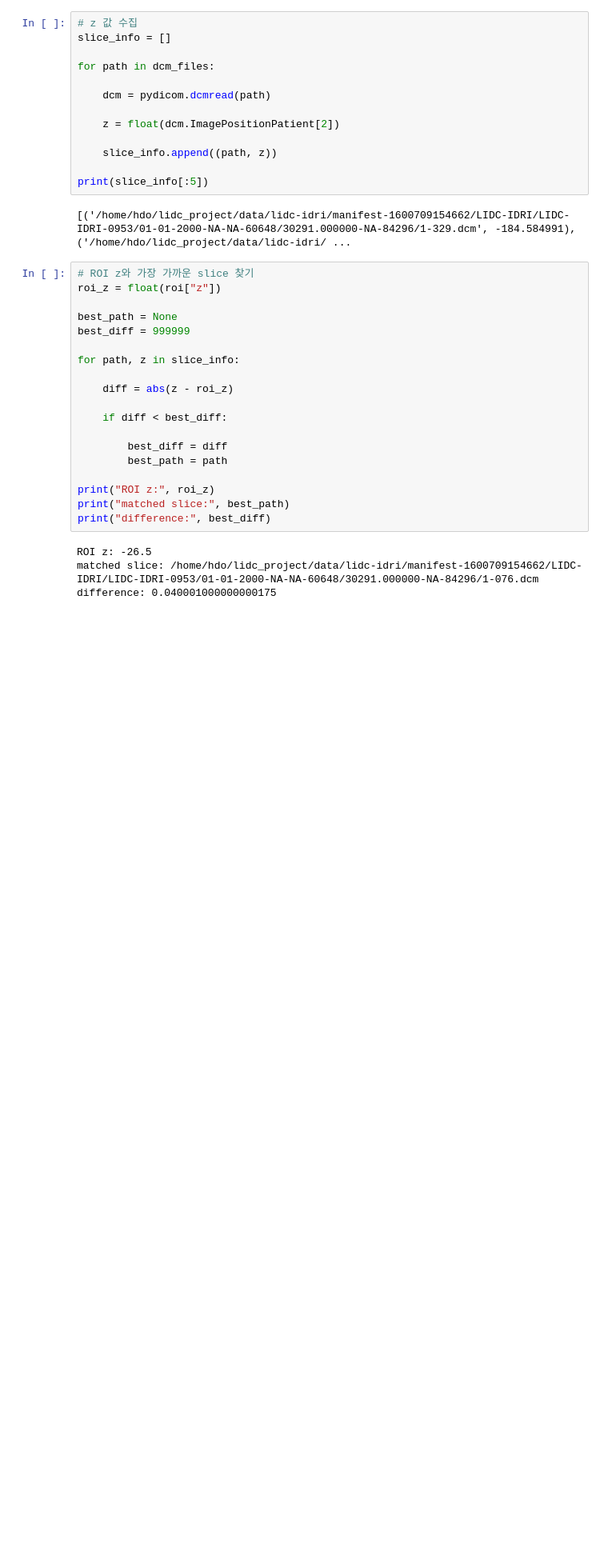
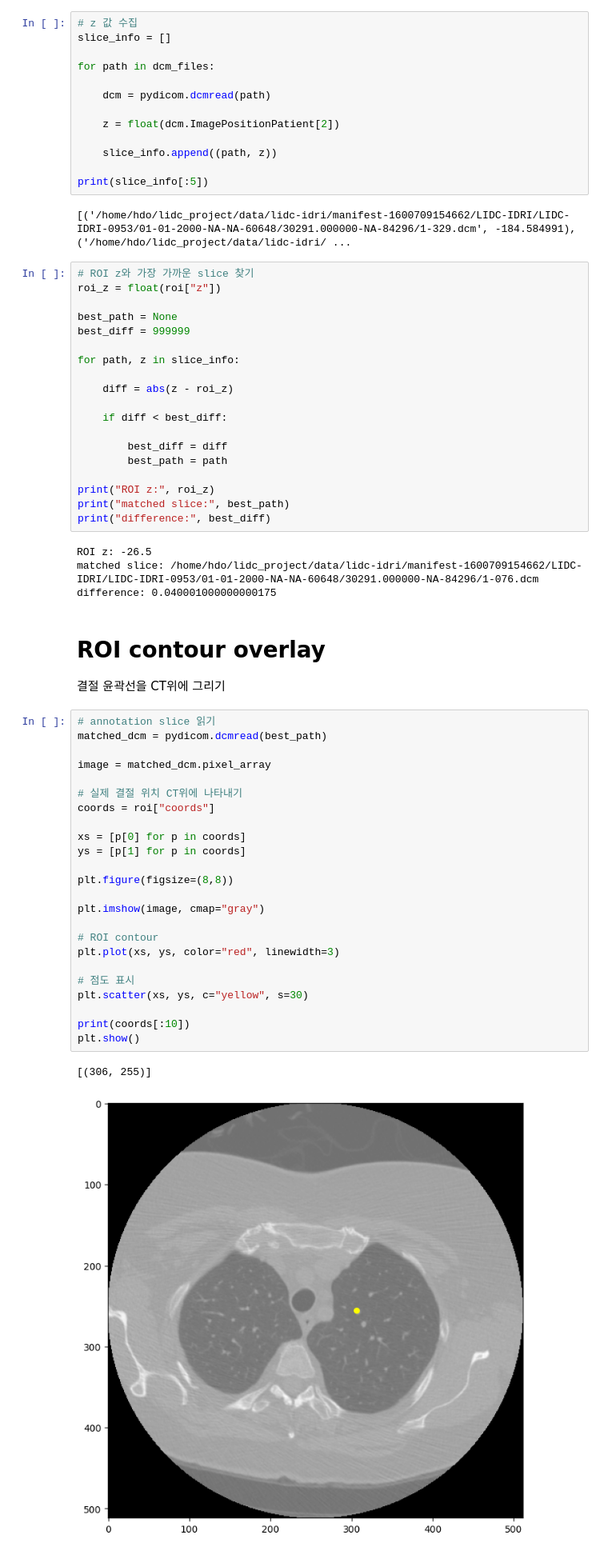
Before and after one commit to hdo-spec/lung-nodule-project, a Jupyter notebook: notebooks/02_build_dataset.ipynb, the cells around one changed output. Shown at 80% size. Cells and saved outputs as stored; diff of their text form; blank space fills up the shorter version.

Commit message:
결절 CT위에 표시

```diff
--- a/notebooks/02_build_dataset.ipynb
+++ b/notebooks/02_build_dataset.ipynb
@@ -833,3 +833,33 @@ print("difference:", best_diff)
 ROI z: -26.5
 matched slice: /home/hdo/lidc_project/data/lidc-idri/manifest-1600709154662/LIDC-IDRI/LIDC-IDRI-0953/01-01-2000-NA-NA-60648/30291.000000-NA-84296/1-076.dcm
 difference: 0.040001000000000175
+# %% [markdown]
+# ROI contour overlay
+결절 윤곽선을 CT위에 그리기
+# %%
+# annotation slice 읽기
+matched_dcm = pydicom.dcmread(best_path)
+
+image = matched_dcm.pixel_array
+
+# 실제 결절 위치 CT위에 나타내기
+coords = roi["coords"]
+
+xs = [p[0] for p in coords]
+ys = [p[1] for p in coords]
+
+plt.figure(figsize=(8,8))
+
+plt.imshow(image, cmap="gray")
+
+# ROI contour
+plt.plot(xs, ys, color="red", linewidth=3)
+
+# 점도 표시
+plt.scatter(xs, ys, c="yellow", s=30)
+
+print(coords[:10])
+plt.show()
+# %% [output]
+[(306, 255)]
+[figure, added]
```
